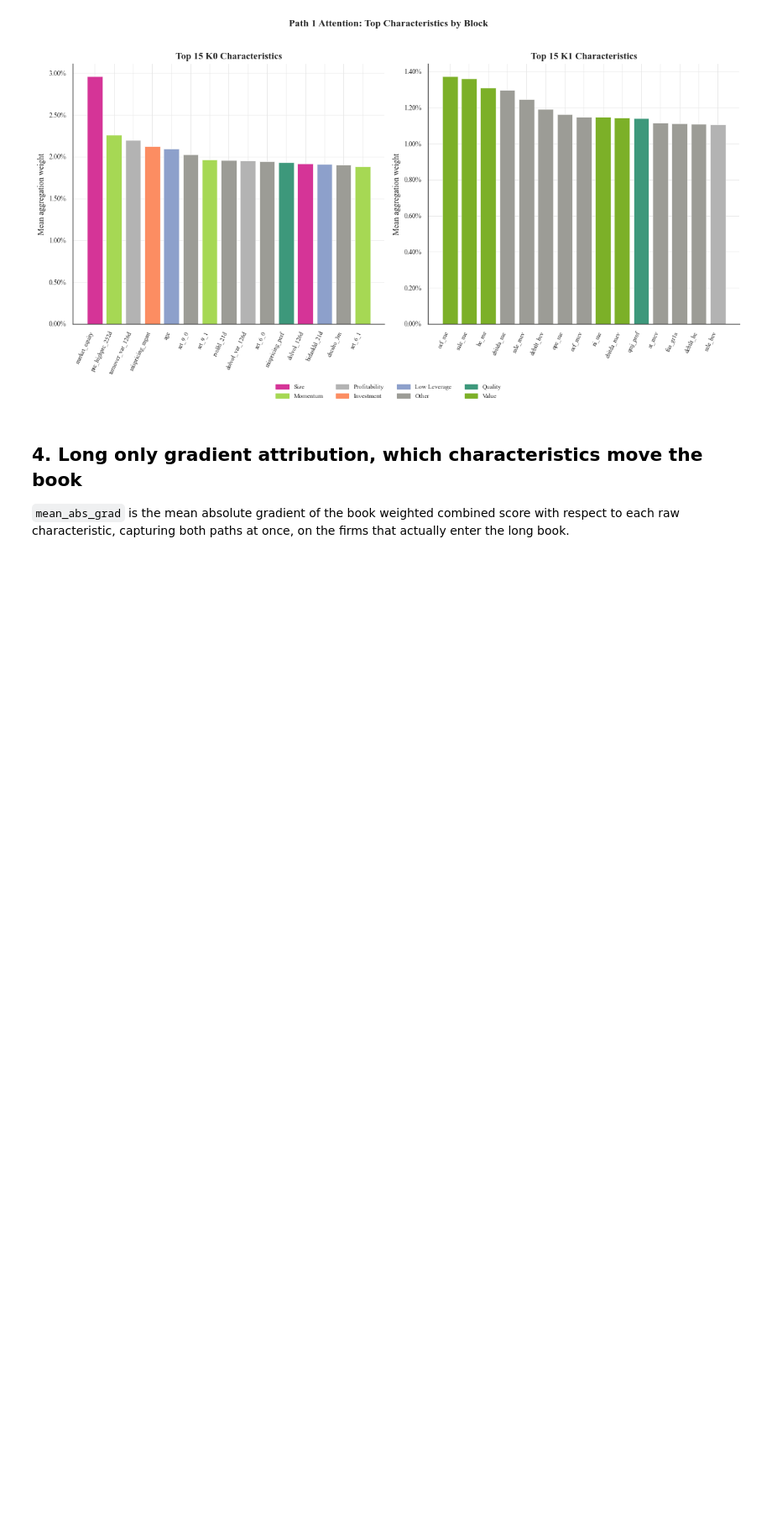
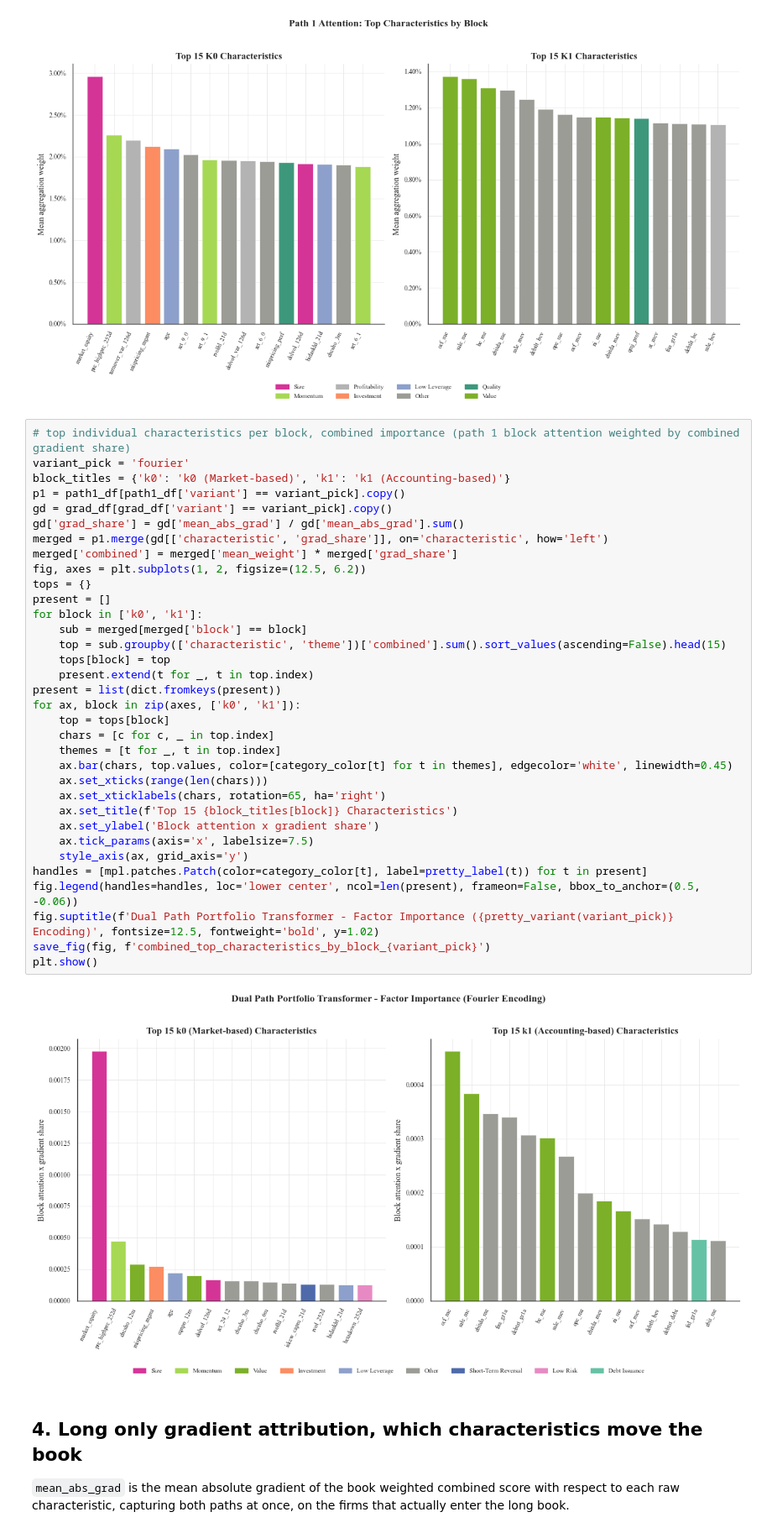
Before and after one commit to Hemasrikar/portfolio-transformers, a Jupyter notebook: notebooks/factor_plots.ipynb, the cells around one changed output. Shown at 84% size. Cells and saved outputs as stored; diff of their text form; blank space fills up the shorter version.

Commit message:
Added Complete transformer factor attribution

```diff
--- a/notebooks/factor_plots.ipynb
+++ b/notebooks/factor_plots.ipynb
@@ -224,6 +224,42 @@ save_fig(fig, 'path1_top_characteristics')
 plt.show()
 # %% [output]
 [figure]
+# %%
+# top individual characteristics per block, combined importance (path 1 block attention weighted by combined gradient share)
+variant_pick = 'fourier'
+block_titles = {'k0': 'k0 (Market-based)', 'k1': 'k1 (Accounting-based)'}
+p1 = path1_df[path1_df['variant'] == variant_pick].copy()
+gd = grad_df[grad_df['variant'] == variant_pick].copy()
+gd['grad_share'] = gd['mean_abs_grad'] / gd['mean_abs_grad'].sum()
+merged = p1.merge(gd[['characteristic', 'grad_share']], on='characteristic', how='left')
+merged['combined'] = merged['mean_weight'] * merged['grad_share']
+fig, axes = plt.subplots(1, 2, figsize=(12.5, 6.2))
+tops = {}
+present = []
+for block in ['k0', 'k1']:
+    sub = merged[merged['block'] == block]
+    top = sub.groupby(['characteristic', 'theme'])['combined'].sum().sort_values(ascending=False).head(15)
+    tops[block] = top
+    present.extend(t for _, t in top.index)
+present = list(dict.fromkeys(present))
+for ax, block in zip(axes, ['k0', 'k1']):
+    top = tops[block]
+    chars = [c for c, _ in top.index]
+    themes = [t for _, t in top.index]
+    ax.bar(chars, top.values, color=[category_color[t] for t in themes], edgecolor='white', linewidth=0.45)
+    ax.set_xticks(range(len(chars)))
+    ax.set_xticklabels(chars, rotation=65, ha='right')
+    ax.set_title(f'Top 15 {block_titles[block]} Characteristics')
+    ax.set_ylabel('Block attention x gradient share')
+    ax.tick_params(axis='x', labelsize=7.5)
+    style_axis(ax, grid_axis='y')
+handles = [mpl.patches.Patch(color=category_color[t], label=pretty_label(t)) for t in present]
+fig.legend(handles=handles, loc='lower center', ncol=len(present), frameon=False, bbox_to_anchor=(0.5, -0.06))
+fig.suptitle(f'Dual Path Portfolio Transformer - Factor Importance ({pretty_variant(variant_pick)} Encoding)', fontsize=12.5, fontweight='bold', y=1.02)
+save_fig(fig, f'combined_top_characteristics_by_block_{variant_pick}')
+plt.show()
+# %% [output]
+[figure, added]
 # %% [markdown]
 ## 4. Long only gradient attribution, which characteristics move the book
 
```
Also changed, not shown: 3 other files.
